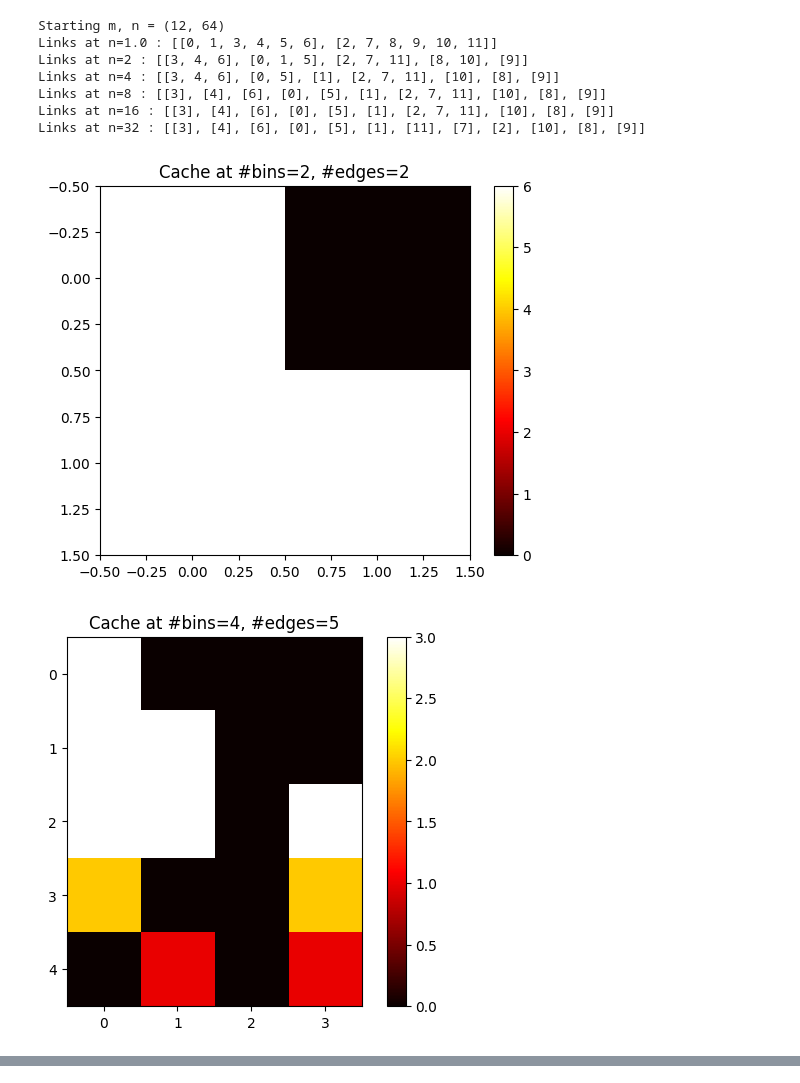
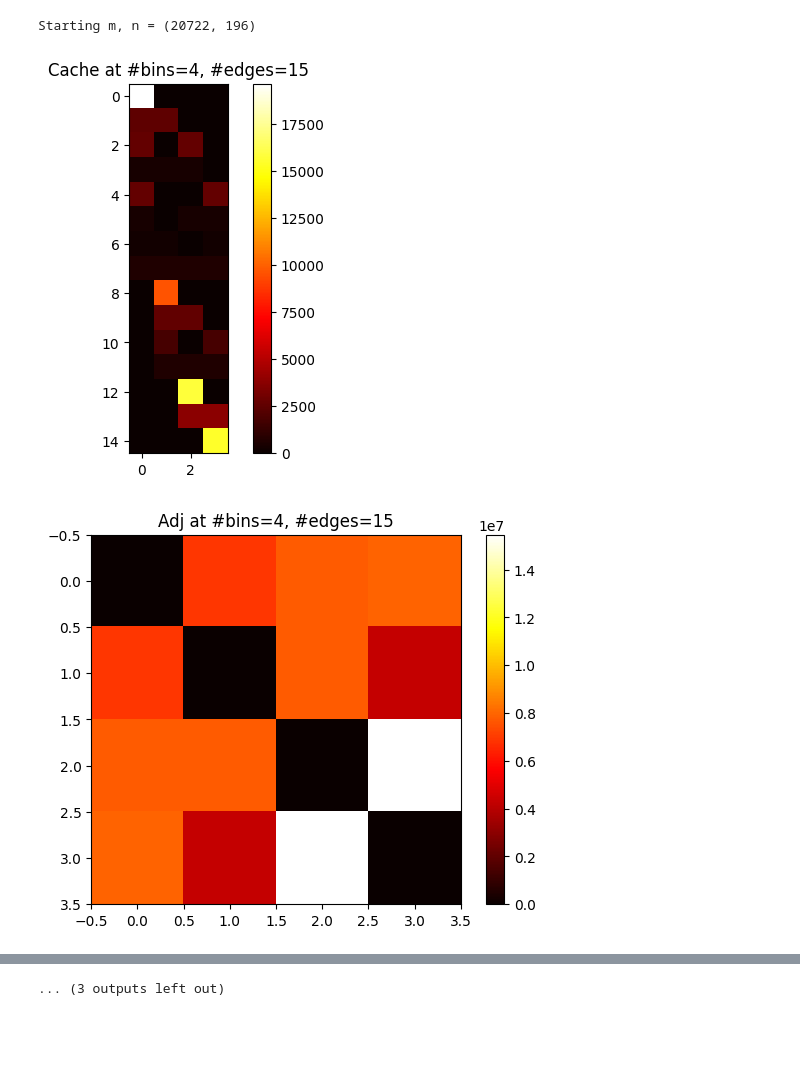
Before and after one commit to jacjosep1/JNI-Toy-Example, a Jupyter notebook: incidence_data_structure/test.ipynb, the cells around one changed output, grey strips where cells are left out. Drawn from its saved outputs; the diff is of its cells as text; code cells hidden in the pictures; blank space fills up the shorter version.

Commit message:
running on sprite chr19

```diff
--- a/incidence_data_structure/test.ipynb
+++ b/incidence_data_structure/test.ipynb
@@ -5,0 +26,6 @@ import pickle
+# %%
+result : PreprocessedData = As['SPRITE_GM12878']['A']
+raw_csr = csr_matrix(result.H.T)
+raw_weights = result.W
+print(raw_csr)
+print(raw_weights)
@@ -6,8 +53,11 @@ import pickle
 # %%
-# Load raw data csr matrix
-datafile = 'example2.pkl'
-with open(datafile, "rb") as f:
-    raw_csr : csr_matrix = pickle.load(f).tocsr()
-perm = np.random.permutation(raw_csr.shape[0])
-raw_csr = raw_csr[perm]
-matrix_heatmap(raw_csr.toarray(), title='Raw data')
+# # Load raw data csr matrix
+# datafile = 'example2.pkl'
+# with open(datafile, "rb") as f:
+#     raw_csr : csr_matrix = pickle.load(f).tocsr()
+# perm = np.random.permutation(raw_csr.shape[0])
+# raw_csr = raw_csr[perm]
+# matrix_heatmap(raw_csr.toarray(), title='Raw data')
+
+# m, n = raw_csr.shape
+# raw_weights = np.ones(shape=(m,))
@@ -16,22 +64,29 @@ matrix_heatmap(raw_csr.toarray(), title='Raw data')
 # %%
 # Build heirarchical cache
 m, n = raw_csr.shape
 print(f'Starting m, n = {m, n}')
-min_n, max_n = 2, n
+min_n, max_n = 4, 256
 
-raw_weights = np.ones(shape=(m,))
 sorter = TopDownSorting(raw_csr.copy(), raw_weights)
 
+zoom_proportion = 0.2
+
+zoom_level = 0
 for H, W, _ in sorter.build_cache((min_n, max_n)):
-    current_m, current_n = H.shape
-    matrix_heatmap(np.diag(W) @ H.toarray(), title=f'Cache at #bins={current_n}, #edges={current_m}')
+    H_dense = np.diag(W) @ H.toarray()
+
+    num_rows_to_keep = int(zoom_proportion ** zoom_level * H.shape[0])
+    H_dense = H_dense[: num_rows_to_keep]
+    current_m, current_n = H_dense.shape
+
+
+    matrix_heatmap(H_dense, title=f'Cache at #bins={current_n}, #edges={current_m}')
+    A : np.ndarray = H_dense.T @ H_dense
+    np.fill_diagonal(A, 0)
+    matrix_heatmap(A, title=f'Adj at #bins={current_n}, #edges={current_m}')
+    #print(f"cropping at first {int(num_rows_to_keep * zoom_proportion)} rows. ")
+    zoom_level += 1
 # %% [output]
-Starting m, n = (12, 64)
-Links at n=1.0 : [[0, 1, 3, 4, 5, 6], [2, 7, 8, 9, 10, 11]]
-Links at n=2 : [[3, 4, 6], [0, 1, 5], [2, 7, 11], [8, 10], [9]]
-Links at n=4 : [[3, 4, 6], [0, 5], [1], [2, 7, 11], [10], [8], [9]]
-Links at n=8 : [[3], [4], [6], [0], [5], [1], [2, 7, 11], [10], [8], [9]]
-Links at n=16 : [[3], [4], [6], [0], [5], [1], [2, 7, 11], [10], [8], [9]]
-Links at n=32 : [[3], [4], [6], [0], [5], [1], [11], [7], [2], [10], [8], [9]]
+Starting m, n = (20722, 196)
-[figure, old version]
+[figure, new version]
-[figure, old version]
+[figure, new version]
@@ -42,3 +102,4 @@ Links at n=32 : [[3], [4], [6], [0], [5], [1], [11], [7], [2], [10], [8], [9]]
+... (3 outputs left out)
 # %%
 # Sanity check - highest resolution should lok like raw data
 
```
Also changed, not shown: parts of 6 cells of this notebook, 55 other files.
